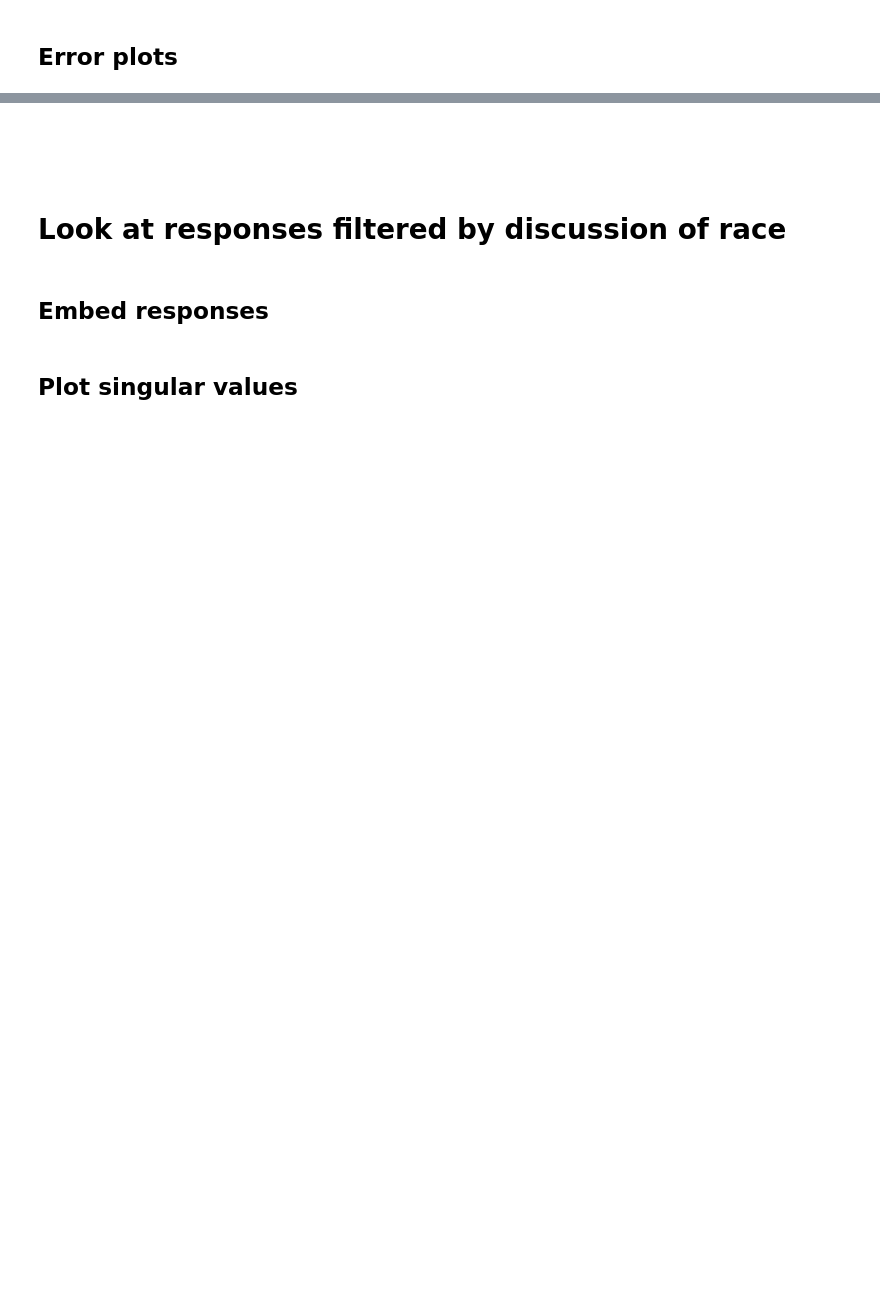
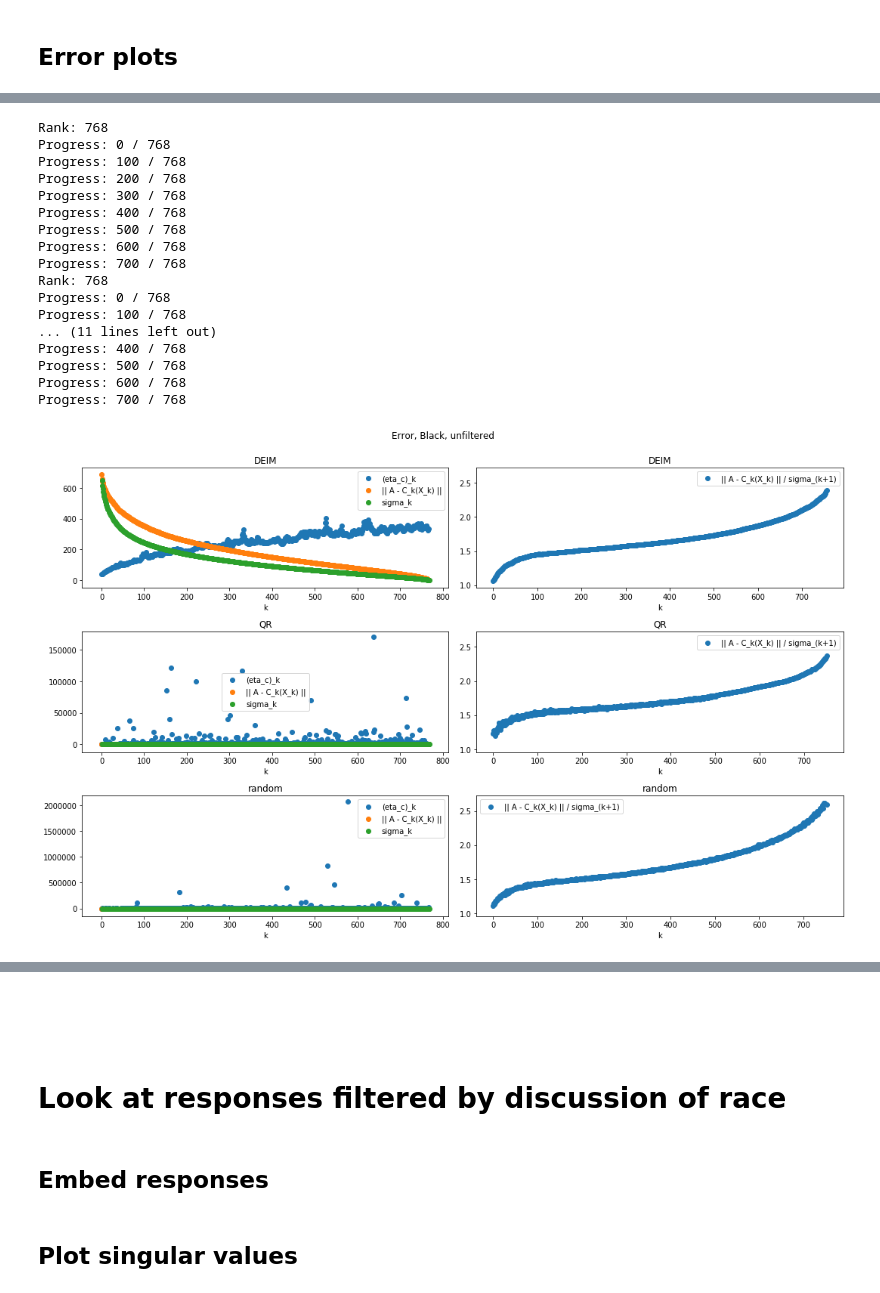
Before and after one commit to amos3vt/ASWW2, a Jupyter notebook: scripts/LongResponse_Embedding_1.ipynb, the cells around one changed output, grey strips where cells are left out. Saved outputs shown, nothing was run; the diff lists cells and outputs as text; code cells hidden in the pictures; blank space fills up the shorter version.

```diff
--- a/scripts/LongResponse_Embedding_1.ipynb
+++ b/scripts/LongResponse_Embedding_1.ipynb
@@ -234,7 +174,0 @@ Progress: 300 / 768
-# %%
-fig, axs = plt.subplots(3,2, figsize=(15,10))
-fig.suptitle("Error, Random")
-
-plot_error(embed_black, "Black Responses", "random", axs[0])
-plot_error(embed_white, "White Responses", "random", axs[1])
-plot_error(embed, "All Responses", "random", axs[2])
@@ -240,0 +186,56 @@ plot_error(embed, "All Responses", "random", axs[2])
+# %%
+def plot_errors(errors, title):
+    fig = plt.figure(figsize=(5*len(methods),10))
+    fig.suptitle("Error, "+title)
+
+    axs = []
+    for i in range(0,len(methods)*2,2):
+        sharey = None if i == 0 else axs[0][1]
+        axs.append([
+            fig.add_subplot(len(methods), 2, i+1),
+            fig.add_subplot(len(methods), 2, i+2, sharey=sharey)
+        ])
+
+    for i in range(len(methods)):
+        eta_c, sig, norm, rank = errors[i]
+
+        #in_range = eta_c <= max(sig) # filter things that mess up scaling
+        #axs[i][0].scatter(np.array(range(rank))[in_range], np.array(eta_c)[in_range])
+        axs[i][0].scatter(range(rank), eta_c)
+        axs[i][0].scatter(range(rank), norm)
+        axs[i][0].scatter(range(1,rank+1), sig)
+        axs[i][0].set(xlabel='k')
+        axs[i][0].legend(["(eta_c)_k", "|| A - C_k(X_k) ||", "sigma_k"])
+        axs[i][0].set_title(methods[i])
+
+        out_range = is_outlier(norm/sig) # filter things that mess up scaling
+        #axs[i][1].scatter(range(100), (norm[:100]-sig[:100])/sig[:100])
+        axs[i][1].scatter(np.array(range(rank))[~out_range], np.array(norm/sig)[~out_range])
+        axs[i][1].set(xlabel='k')
+        axs[i][1].legend(["|| A - C_k(X_k) || / sigma_(k+1)"])
+        axs[i][1].set_title(methods[i])
+
+    fig.tight_layout(rect=[0, 0.03, 1, 0.95])
+    plt.show()
+# %%
+errors_black = [get_error(embed_black,m) for m in methods]
+plot_errors(errors_black, "Black, unfiltered")
+# %% [output]
+Rank: 768
+Progress: 0 / 768
+Progress: 100 / 768
+Progress: 200 / 768
+Progress: 300 / 768
+Progress: 400 / 768
+Progress: 500 / 768
+Progress: 600 / 768
+Progress: 700 / 768
+Rank: 768
+Progress: 0 / 768
+Progress: 100 / 768
+... (11 lines left out)
+Progress: 400 / 768
+Progress: 500 / 768
+Progress: 600 / 768
+Progress: 700 / 768
+[figure, added]
```
Also changed, not shown: parts of 16 cells of this notebook, 1 other file.
